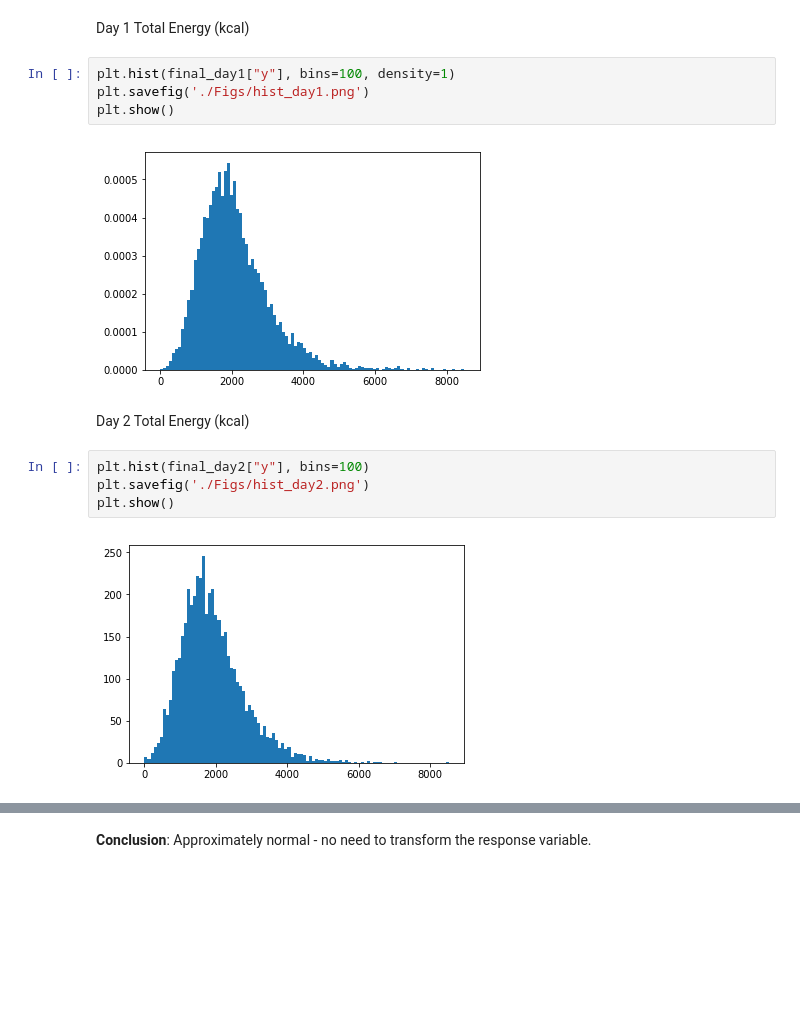
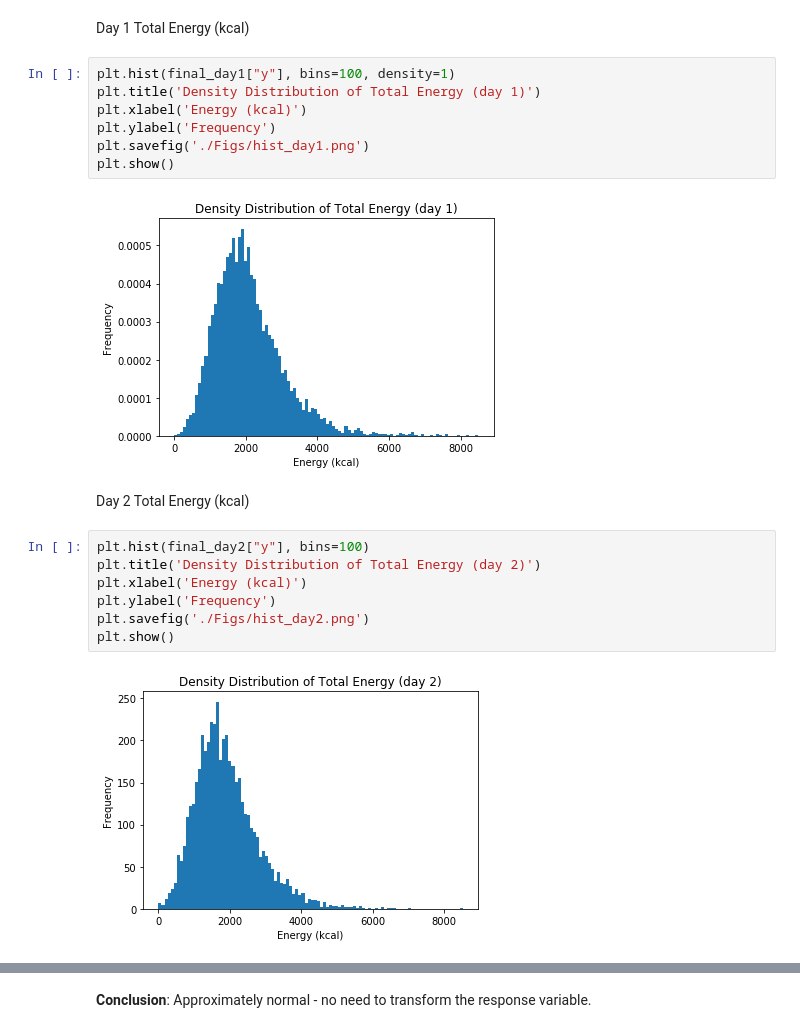
Before and after one commit to caojie528/Stats506_F19_Group3, a Jupyter notebook: Python/Group_project_stats506.ipynb, the cells around one changed output, grey strips where cells are left out. Drawn from its saved outputs; the diff is of its cells as text; blank space fills up the shorter version.

```diff
--- a/Python/Group_project_stats506.ipynb
+++ b/Python/Group_project_stats506.ipynb
@@ -170,15 +175,21 @@ final_day2.shape
 Day 1 Total Energy (kcal)
 # %%
 plt.hist(final_day1["y"], bins=100, density=1)
+plt.title('Density Distribution of Total Energy (day 1)')
+plt.xlabel('Energy (kcal)')
+plt.ylabel('Frequency')
 plt.savefig('./Figs/hist_day1.png')
 plt.show()
 # %% [output]
-[figure, old version]
+[figure, new version]
 # %% [markdown]
 Day 2 Total Energy (kcal)
 # %%
 plt.hist(final_day2["y"], bins=100)
+plt.title('Density Distribution of Total Energy (day 2)')
+plt.xlabel('Energy (kcal)')
+plt.ylabel('Frequency')
 plt.savefig('./Figs/hist_day2.png')
 plt.show()
 # %% [output]
-[figure, old version]
+[figure, new version]
```
Also changed, not shown: parts of 10 cells of this notebook.
